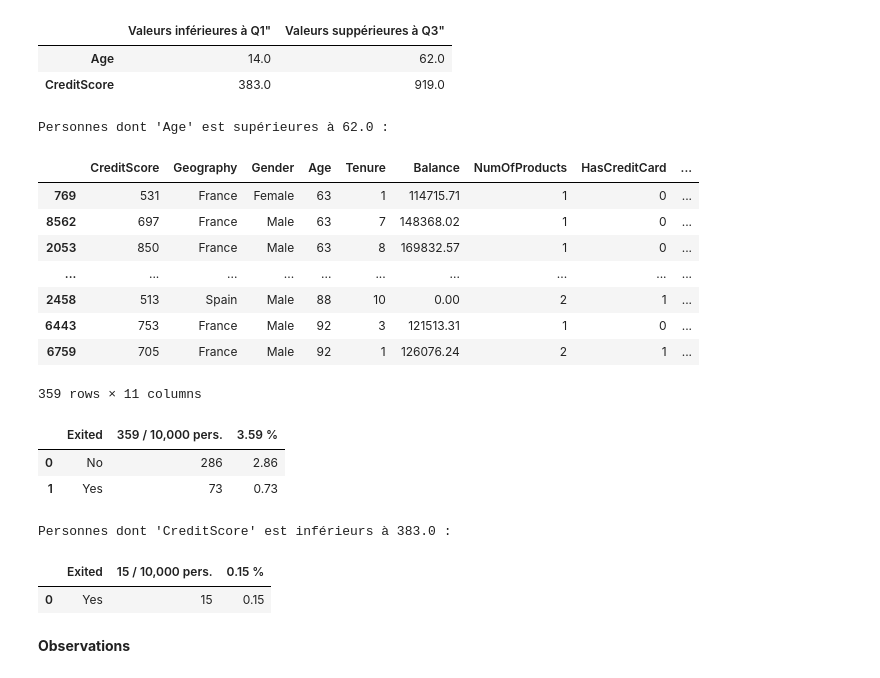
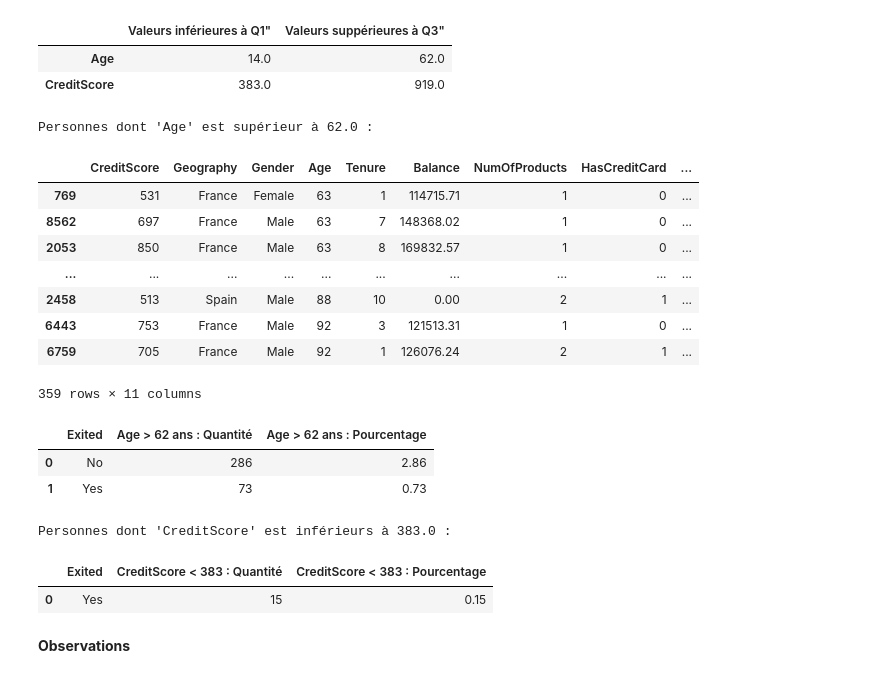
Before and after one commit to ElodieBayet/ai-developer, a Jupyter notebook: 06.projects/02.churn/eda_churn.ipynb, the cells around one changed output. Saved outputs shown, nothing was run; the diff lists cells and outputs as text; code cells hidden in the pictures.

```diff
--- a/06.projects/02.churn/eda_churn.ipynb
+++ b/06.projects/02.churn/eda_churn.ipynb
@@ -477,30 +477,30 @@ pd.DataFrame({
 | CreditScore | 383.0 | 919.0 |
 # %%
 # (!) - Only 3.6% of dataset has Outliers for 'Age', and with the same distribution of Yes / No for 'Exited' (~20%)
-print(f"Personnes dont 'Age' est supérieurs à {uppers['Age']} :")
+print(f"Personnes dont 'Age' est supérieur à {uppers['Age']} :")
 age_outliers = churn_df.loc[churn_df['Age'] > uppers['Age']].sort_values('Age')
 
 display(age_outliers)
 
 count_age_outliers_ = age_outliers[['Exited']].groupby('Exited').value_counts()
 percent_age_outliers_ = (count_age_outliers_[0] / churn_df.shape[0]) * 100, (count_age_outliers_[1] / churn_df.shape[0]) * 100
 
 pd.DataFrame({
-    f'{age_outliers.shape[0]} / 10,000 pers.': count_age_outliers_,
-    f'{((age_outliers.shape[0] / churn_df.shape[0]) * 100):.2f} %': percent_age_outliers_
+    'Age > 62 ans : Quantité': count_age_outliers_,
+    'Age > 62 ans : Pourcentage': percent_age_outliers_
 }).reset_index()
 # %% [output]
-Personnes dont 'Age' est supérieures à 62.0 :
+Personnes dont 'Age' est supérieur à 62.0 :
 |  | CreditScore | Geography | Gender | Age | Tenure | Balance | NumOfProducts | HasCreditCard | ... |
 | 769 | 531 | France | Female | 63 | 1 | 114715.71 | 1 | 0 | ... |
 | 8562 | 697 | France | Male | 63 | 7 | 148368.02 | 1 | 0 | ... |
 | 2053 | 850 | France | Male | 63 | 8 | 169832.57 | 1 | 0 | ... |
 | ... | ... | ... | ... | ... | ... | ... | ... | ... | ... |
 | 2458 | 513 | Spain | Male | 88 | 10 | 0.00 | 2 | 1 | ... |
 | 6443 | 753 | France | Male | 92 | 3 | 121513.31 | 1 | 0 | ... |
 | 6759 | 705 | France | Male | 92 | 1 | 126076.24 | 2 | 1 | ... |
 359 rows × 11 columns
-|  | Exited | 359 / 10,000 pers. | 3.59 % |
+|  | Exited | Age > 62 ans : Quantité | Age > 62 ans : Pourcentage |
 | 0 | No | 286 | 2.86 |
 | 1 | Yes | 73 | 0.73 |
 # %%
@@ -512,12 +512,12 @@ count_credit_outliers_ = credit_outliers[['Exited']].groupby('Exited').value_cou
 percent_credit_outliers_ = (count_credit_outliers_[0] / churn_df.shape[0]) * 100
 
 pd.DataFrame({
-    f'{credit_outliers.shape[0]} / 10,000 pers.': count_credit_outliers_,
-    f'{((credit_outliers.shape[0] / churn_df.shape[0]) * 100):.2f} %': percent_credit_outliers_
+    'CreditScore < 383 : Quantité': count_credit_outliers_,
+    'CreditScore < 383 : Pourcentage': percent_credit_outliers_
 }).reset_index()
 # %% [output]
 Personnes dont 'CreditScore' est inférieurs à 383.0 :
-|  | Exited | 15 / 10,000 pers. | 0.15 % |
+|  | Exited | CreditScore < 383 : Quantité | CreditScore < 383 : Pourcentage |
 | 0 | Yes | 15 | 0.15 |
 # %% [markdown]
 **Observations**
```
Also changed, not shown: parts of 12 cells of this notebook.
